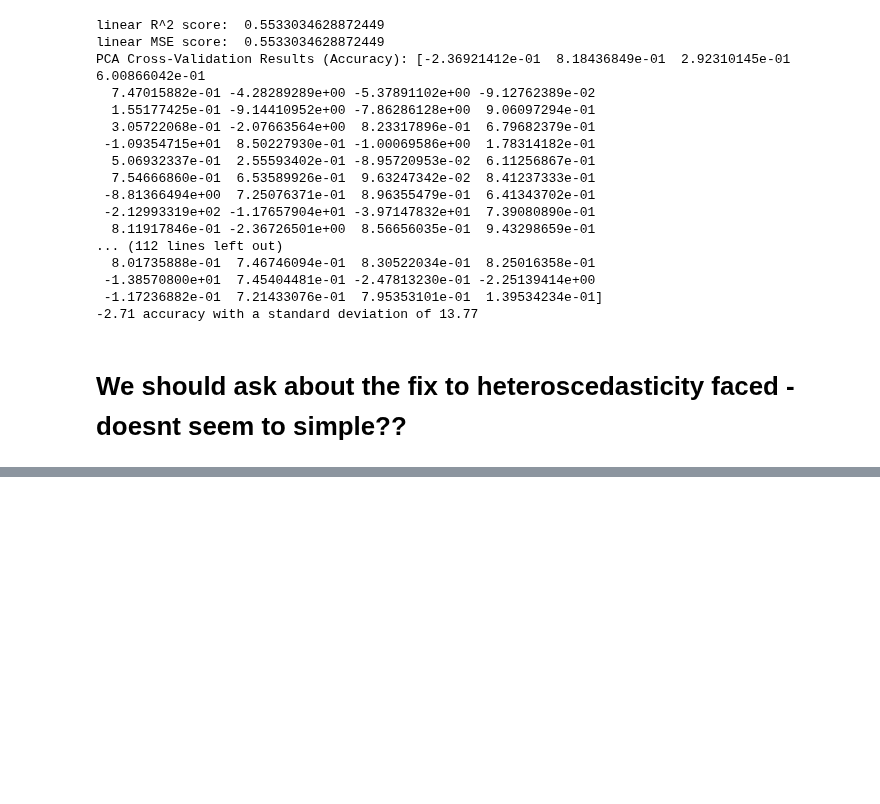
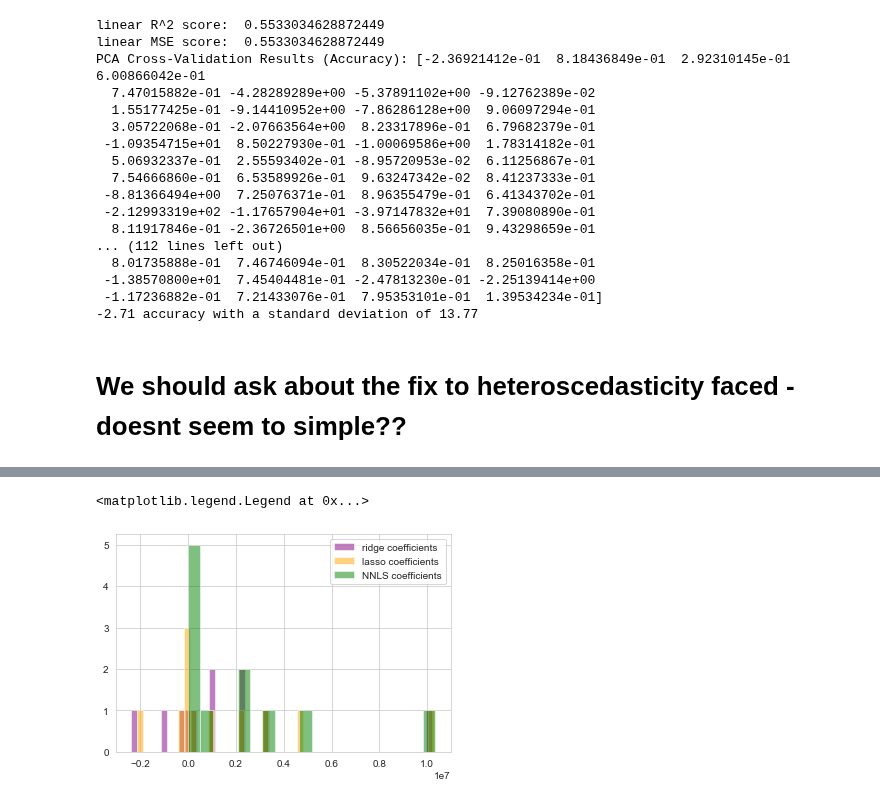
Before and after one commit to adelaidad/ORIE4741FinalProject, a Jupyter notebook: netflix_predictor.ipynb, the cells around one changed output, grey strips where cells are left out. Saved outputs shown, nothing was run; the diff lists cells and outputs as text; code cells hidden in the pictures; blank space fills up the shorter version.

```diff
--- a/netflix_predictor.ipynb
+++ b/netflix_predictor.ipynb
@@ -481,0 +556,8 @@ Polynomial Test MSE at degree 7  3959263819670748.5
+# %%
+plt.hist(w_ridge, label="ridge coefficients", bins=50, alpha=.5, color="purple")
+plt.hist(w_lasso, label="lasso coefficients", bins=50, alpha=.5, color="orange")
+plt.hist(w_nonneg, label="NNLS coefficients", bins=20, alpha=.5, color="green")
+plt.legend()
+# %% [output]
+<matplotlib.legend.Legend at 0x...>
+[figure, added]
```
Also changed, not shown: parts of 14 cells of this notebook.
